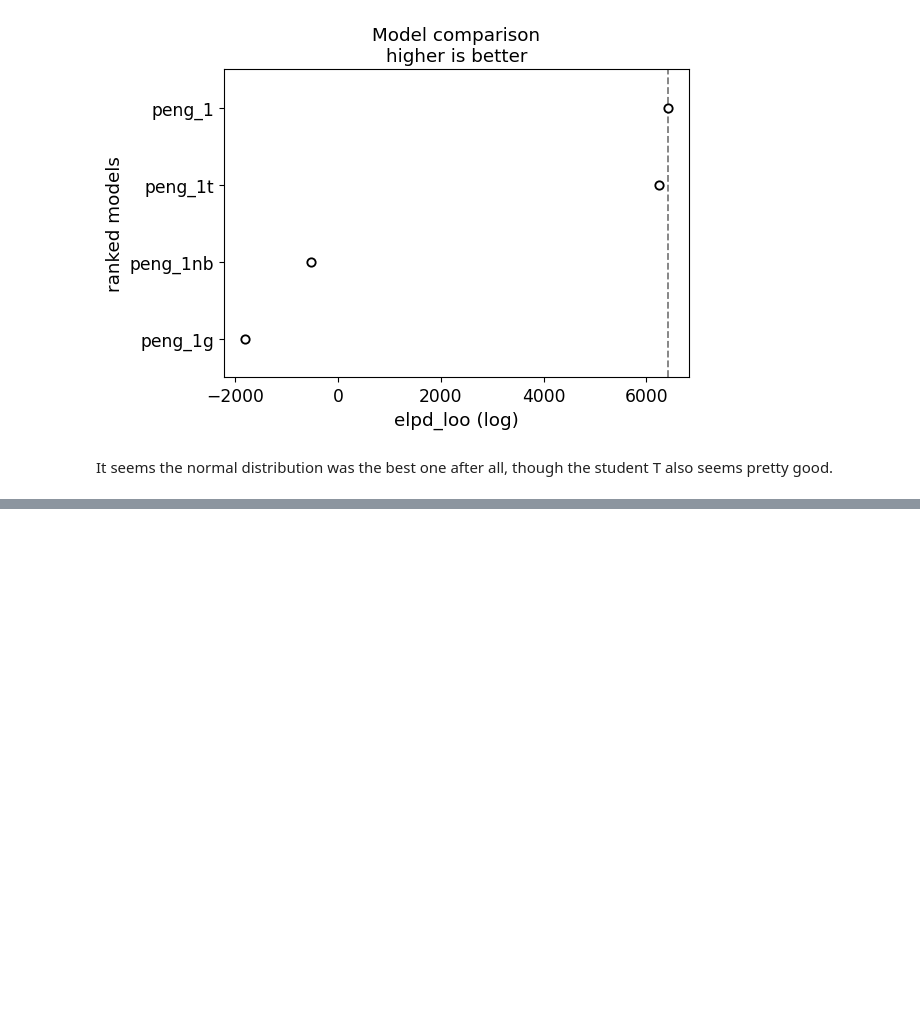
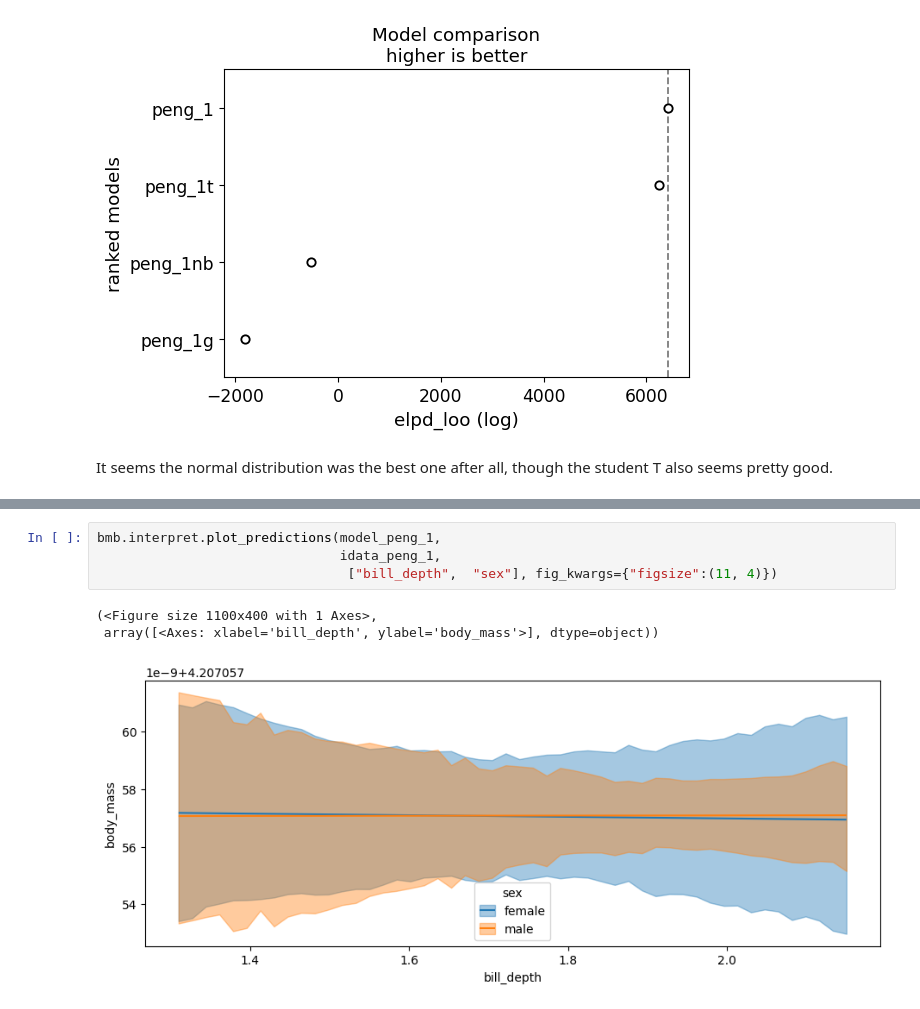
Before and after one commit to AlyW8/Data-Science, a Jupyter notebook: AlysWangU6Project.ipynb, the cells around one changed output, grey strips where cells are left out. Cells and saved outputs as stored; diff of their text form; blank space fills up the shorter version.

```diff
--- a/AlysWangU6Project.ipynb
+++ b/AlysWangU6Project.ipynb
@@ -247,0 +273,8 @@ It seems the normal distribution was the best one after all, though the student
+# %%
+bmb.interpret.plot_predictions(model_peng_1,
+                               idata_peng_1,
+                                ["bill_depth",  "sex"], fig_kwargs={"figsize":(11, 4)})
+# %% [output]
+(<Figure size 1100x400 with 1 Axes>,
+ array([<Axes: xlabel='bill_depth', ylabel='body_mass'>], dtype=object))
+[figure, added]
```
Also changed, not shown: parts of 13 cells of this notebook.
